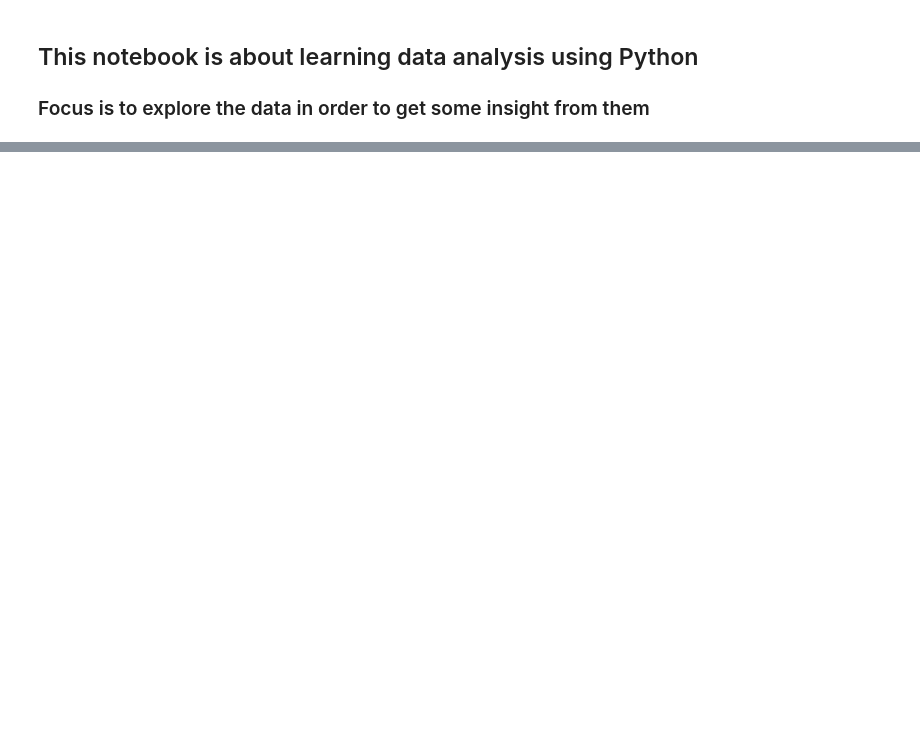
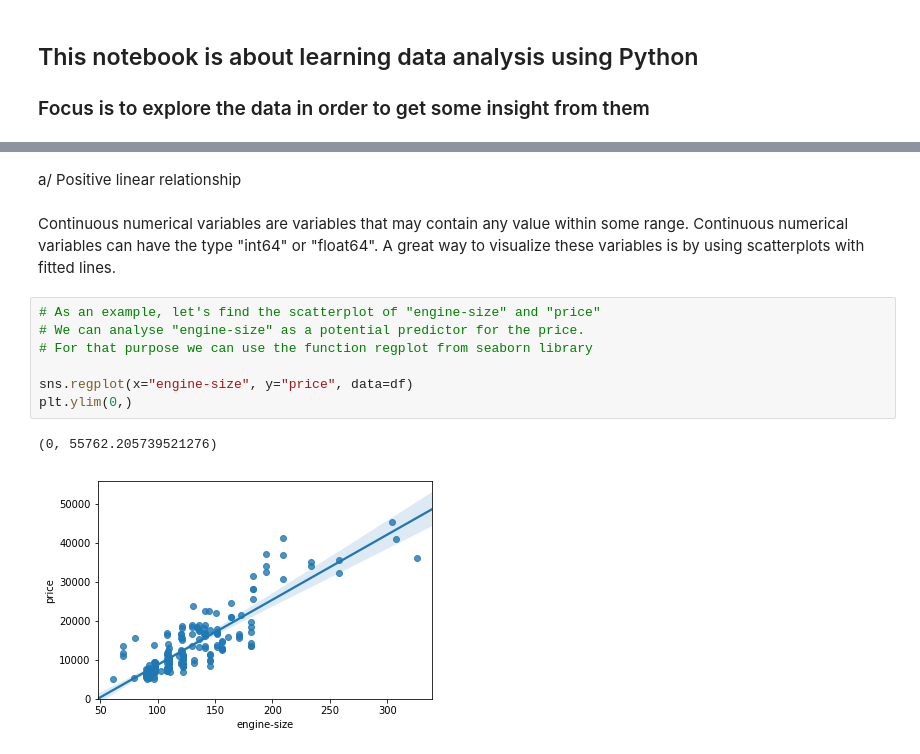
Before and after one commit to GuillaumeRouja/2019-Learning-Python-Data-Wrangling, a Jupyter notebook: data exploration 1.ipynb, the cells around one changed output, grey strips where cells are left out. Saved outputs shown, nothing was run; the diff lists cells and outputs as text; blank space fills up the shorter version.

Commit message:
Correlation between variables

```diff
--- a/data exploration 1.ipynb
+++ b/data exploration 1.ipynb
@@ -20,0 +64,14 @@ df.head()
+# %% [markdown]
+a/ Positive linear relationship
+# %% [markdown]
+Continuous numerical variables are variables that may contain any value within some range. Continuous numerical variables can have the type "int64" or "float64". A great way to visualize these variables is by using scatterplots with fitted lines.
+# %%
+# As an example, let's find the scatterplot of "engine-size" and "price"
+# We can analyse "engine-size" as a potential predictor for the price.
+# For that purpose we can use the function regplot from seaborn library
+
+sns.regplot(x="engine-size", y="price", data=df)
+plt.ylim(0,)
+# %% [output]
+(0, 55762.205739521276)
+[figure, added]
```
Also changed, not shown: parts of 11 cells of this notebook.
